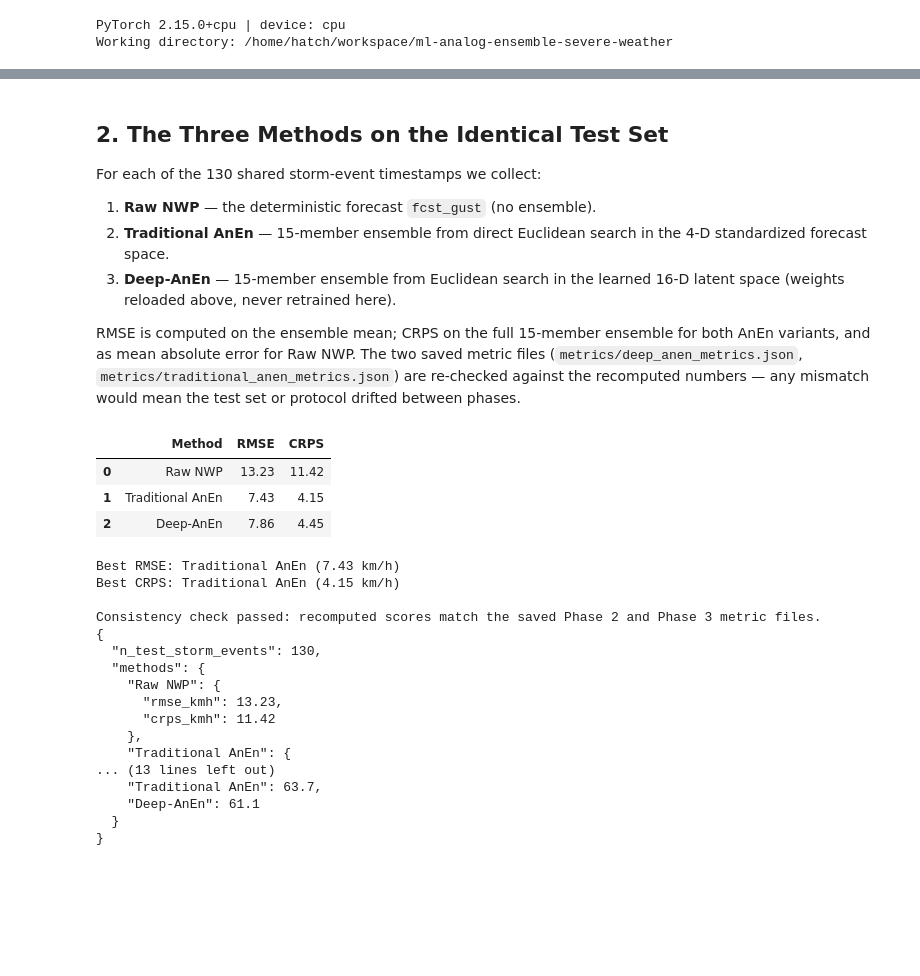
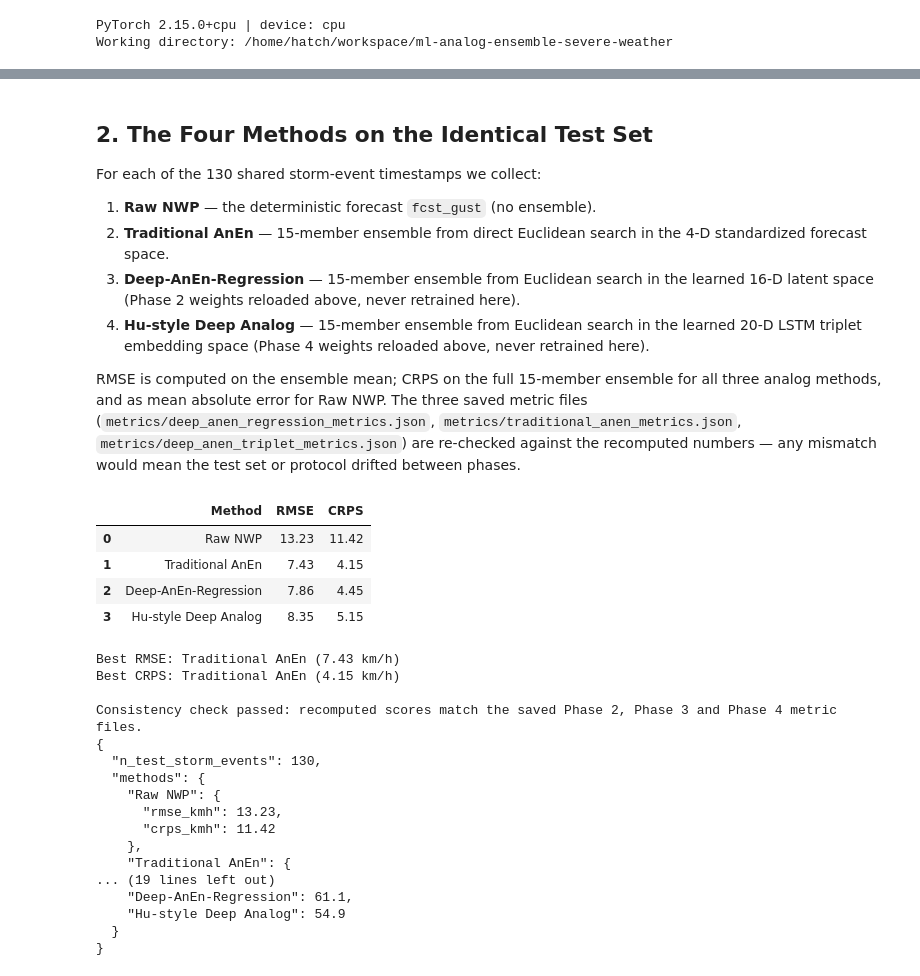
Before and after one commit to Mahinul372/ML-Analog-Ensemble-Severe-Weather, a Jupyter notebook: notebooks/comparison_analysis.ipynb, the cells around one changed output, grey strips where cells are left out. Saved outputs shown, nothing was run; the diff lists cells and outputs as text; code cells hidden in the pictures; blank space fills up the shorter version.

```diff
--- a/notebooks/comparison_analysis.ipynb
+++ b/notebooks/comparison_analysis.ipynb
@@ -204,44 +257,53 @@ Latent training archive: (6888, 16)
 # %% [markdown]
-## 2. The Three Methods on the Identical Test Set
+## 2. The Four Methods on the Identical Test Set
 
 For each of the 130 shared storm-event timestamps we collect:
 
 1. **Raw NWP** — the deterministic forecast `fcst_gust` (no ensemble).
 2. **Traditional AnEn** — 15-member ensemble from direct Euclidean search
    in the 4-D standardized forecast space.
-3. **Deep-AnEn** — 15-member ensemble from Euclidean search in the learned
-   16-D latent space (weights reloaded above, never retrained here).
+3. **Deep-AnEn-Regression** — 15-member ensemble from Euclidean search in
+   the learned 16-D latent space (Phase 2 weights reloaded above, never
+   retrained here).
+4. **Hu-style Deep Analog** — 15-member ensemble from Euclidean search in
+   the learned 20-D LSTM triplet embedding space (Phase 4 weights reloaded
+   above, never retrained here).
 
 RMSE is computed on the ensemble mean; CRPS on the full 15-member
-ensemble for both AnEn variants, and as mean absolute error for Raw NWP.
-The two saved metric files (`metrics/deep_anen_metrics.json`,
-`metrics/traditional_anen_metrics.json`) are re-checked against the
+ensemble for all three analog methods, and as mean absolute error for
+Raw NWP. The three saved metric files
+(`metrics/deep_anen_regression_metrics.json`,
+`metrics/traditional_anen_metrics.json`,
+`metrics/deep_anen_triplet_metrics.json`) are re-checked against the
 recomputed numbers — any mismatch would mean the test set or protocol
 drifted between phases.
 # %%
-# --- Evaluate all three methods on the IDENTICAL 130 timestamps --------------
+# --- Evaluate all four methods on the IDENTICAL 130 timestamps -------------
 # Every method iterates over the SAME pre-defined EVENT_TIMESTAMPS list.
 raw_fcst, obs = [], []
-trad_members, deep_members = [], []
+trad_members, regression_members, triplet_members = [], [], []
 evaluated_ts = []
 for ts in EVENT_TIMESTAMPS:
     row = test_df[test_df["timestamp"] == ts].iloc[0]
     raw_fcst.append(row["fcst_gust"])
     obs.append(row[TARGET])
     trad_members.append(trad.find_analogs(ts, K=K)["ensemble_members"])
-    deep_members.append(deep_find_analogs(ts, K=K)["ensemble_members"])
+    regression_members.append(regression_find_analogs(ts, K=K)["ensemble_members"])
+    triplet_members.append(triplet_find_analogs(ts, K=K)["ensemble_members"])
     evaluated_ts.append(ts)
 
-# Guard: all three methods evaluated the exact same 130 timestamps.
+# Guard: all four methods evaluated the exact same 130 timestamps.
 assert evaluated_ts == EVENT_TIMESTAMPS and len(evaluated_ts) == 130
-assert len(raw_fcst) == len(obs) == len(trad_members) == len(deep_members) == 130
+assert len(raw_fcst) == len(obs) == len(trad_members) == len(regression_members) == len(triplet_members) == 130
 
 raw_fcst = np.array(raw_fcst)
 obs = np.array(obs)
-trad_members = np.array(trad_members)    # (130, 15)
-deep_members = np.array(deep_members)    # (130, 15)
+trad_members = np.array(trad_members)              # (130, 15)
+regression_members = np.array(regression_members)  # (130, 15)
+triplet_members = np.array(triplet_members)        # (130, 15)
 trad_mean = trad_members.mean(axis=1)
-deep_mean = deep_members.mean(axis=1)
+regression_mean = regression_members.mean(axis=1)
+triplet_mean = triplet_members.mean(axis=1)
 
 rmse = lambda a, b: float(np.sqrt(np.mean((a - b) ** 2)))
 crps_ens = lambda o, f: float(np.mean(properscoring.crps_ensemble(o, f)))
@@ -250,7 +312,8 @@ scores = {
     # Raw NWP is deterministic: CRPS = mean absolute error (single-member CRPS).
     "Raw NWP": (rmse(raw_fcst, obs), float(np.mean(np.abs(raw_fcst - obs)))),
     "Traditional AnEn": (rmse(trad_mean, obs), crps_ens(obs, trad_members)),
-    "Deep-AnEn": (rmse(deep_mean, obs), crps_ens(obs, deep_members)),
+    "Deep-AnEn-Regression": (rmse(regression_mean, obs), crps_ens(obs, regression_members)),
+    "Hu-style Deep Analog": (rmse(triplet_mean, obs), crps_ens(obs, triplet_members)),
 }
 
 summary = pd.DataFrame(
@@ -264,47 +327,53 @@ print(f"\nBest RMSE: {min(scores, key=lambda m: scores[m][0])} "
 print(f"Best CRPS: {min(scores, key=lambda m: scores[m][1])} "
       f"({min(v[1] for v in scores.values()):.2f} km/h)")
 
-# --- Consistency check against the saved Phase 2 / Phase 3 metrics ----------
-saved_deep = json.load(open("metrics/deep_anen_metrics.json"))
+# --- Consistency check against the saved Phase 2 / 3 / 4 metrics ------------
+saved_regression = json.load(open("metrics/deep_anen_regression_metrics.json"))
 saved_trad = json.load(open("metrics/traditional_anen_metrics.json"))
-assert abs(scores["Deep-AnEn"][0] - saved_deep["rmse_deep_anen_kmh"]) < 0.05, \
-    "Deep-AnEn RMSE does not reproduce Phase 2!"
-assert abs(scores["Deep-AnEn"][1] - saved_deep["crps_deep_anen_kmh"]) < 0.05, \
-    "Deep-AnEn CRPS does not reproduce Phase 2!"
+saved_triplet = json.load(open("metrics/deep_anen_triplet_metrics.json"))
+assert abs(scores["Deep-AnEn-Regression"][0] - saved_regression["rmse_deep_anen_regression_kmh"]) < 0.05, \
+    "Deep-AnEn-Regression RMSE does not reproduce Phase 2!"
+assert abs(scores["Deep-AnEn-Regression"][1] - saved_regression["crps_deep_anen_regression_kmh"]) < 0.05, \
+    "Deep-AnEn-Regression CRPS does not reproduce Phase 2!"
 assert abs(scores["Traditional AnEn"][0] - saved_trad["rmse_traditional_anen_kmh"]) < 0.05, \
     "Traditional AnEn RMSE mismatch!"
 assert abs(scores["Traditional AnEn"][1] - saved_trad["crps_traditional_anen_kmh"]) < 0.05, \
     "Traditional AnEn CRPS mismatch!"
+assert abs(scores["Hu-style Deep Analog"][0] - saved_triplet["rmse_kmh"]) < 0.05, \
+    "Hu-style Deep Analog RMSE does not reproduce Phase 4!"
+assert abs(scores["Hu-style Deep Analog"][1] - saved_triplet["crps_kmh"]) < 0.05, \
+    "Hu-style Deep Analog CRPS does not reproduce Phase 4!"
 print("\nConsistency check passed: recomputed scores match the saved "
-      "Phase 2 and Phase 3 metric files.")
+      "Phase 2, Phase 3 and Phase 4 metric files.")
 
 comparison = {
     "n_test_storm_events": int(len(EVENT_TIMESTAMPS)),
     "methods": {
         name: {"rmse_kmh": round(v[0], 2), "crps_kmh": round(v[1], 2)}
         for name, v in scores.items()
     },
     "rmse_skill_vs_raw_pct": {
         name: round(100 * (scores["Raw NWP"][0] - v[0]) / scores["Raw NWP"][0], 1)
         for name, v in scores.items() if name != "Raw NWP"
     },
     "crps_skill_vs_raw_pct": {
         name: round(100 * (scores["Raw NWP"][1] - v[1]) / scores["Raw NWP"][1], 1)
         for name, v in scores.items() if name != "Raw NWP"
     },
 }
 with open("metrics/comparison_metrics.json", "w") as f:
     json.dump(comparison, f, indent=2)
 print(json.dumps(comparison, indent=2))
 # %% [output]
 |  | Method | RMSE | CRPS |
 | 0 | Raw NWP | 13.23 | 11.42 |
 | 1 | Traditional AnEn | 7.43 | 4.15 |
-| 2 | Deep-AnEn | 7.86 | 4.45 |
+| 2 | Deep-AnEn-Regression | 7.86 | 4.45 |
+| 3 | Hu-style Deep Analog | 8.35 | 5.15 |
 Best RMSE: Traditional AnEn (7.43 km/h)
 Best CRPS: Traditional AnEn (4.15 km/h)
 
-Consistency check passed: recomputed scores match the saved Phase 2 and Phase 3 metric files.
+Consistency check passed: recomputed scores match the saved Phase 2, Phase 3 and Phase 4 metric files.
 {
   "n_test_storm_events": 130,
   "methods": {
@@ -313,9 +382,9 @@ Consistency check passed: recomputed scores match the saved Phase 2 and Phase 3
       "crps_kmh": 11.42
     },
     "Traditional AnEn": {
-... (13 lines left out)
-    "Traditional AnEn": 63.7,
-    "Deep-AnEn": 61.1
+... (19 lines left out)
+    "Deep-AnEn-Regression": 61.1,
+    "Hu-style Deep Analog": 54.9
   }
 }
 # %% [markdown]
```
Also changed, not shown: parts of 12 cells of this notebook, 18 other files.
